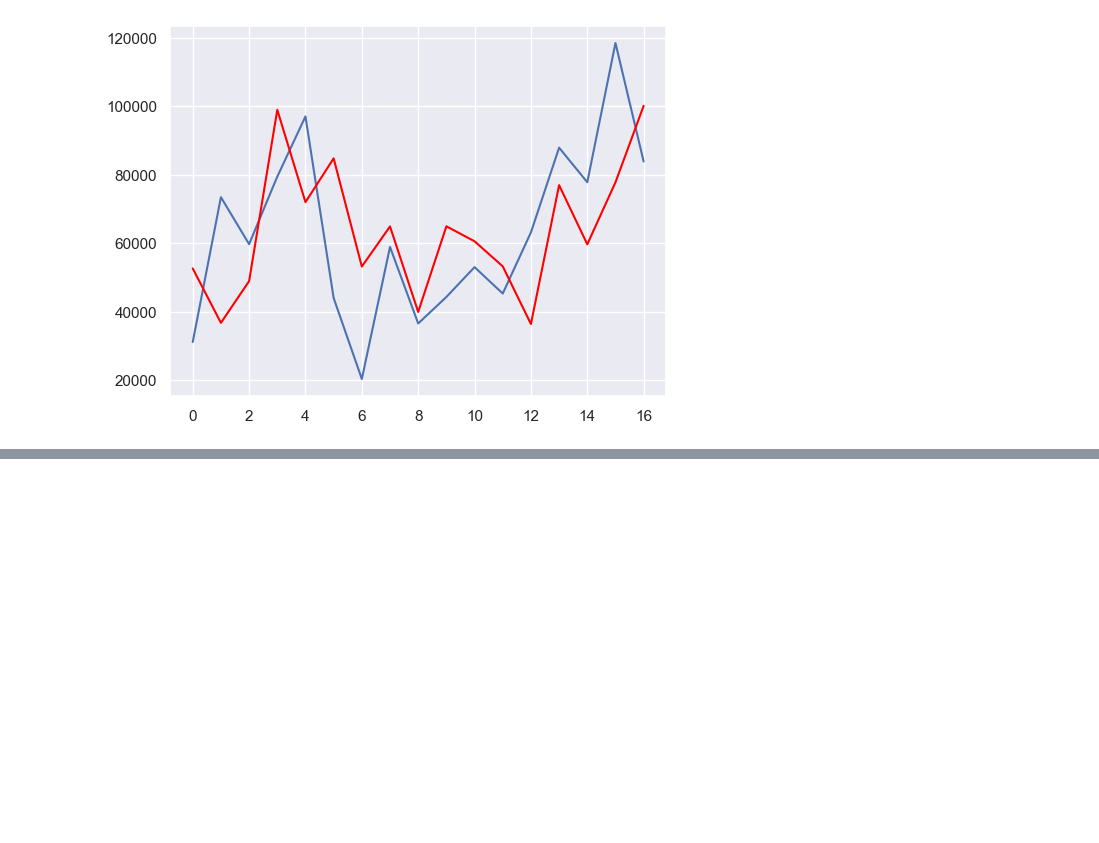
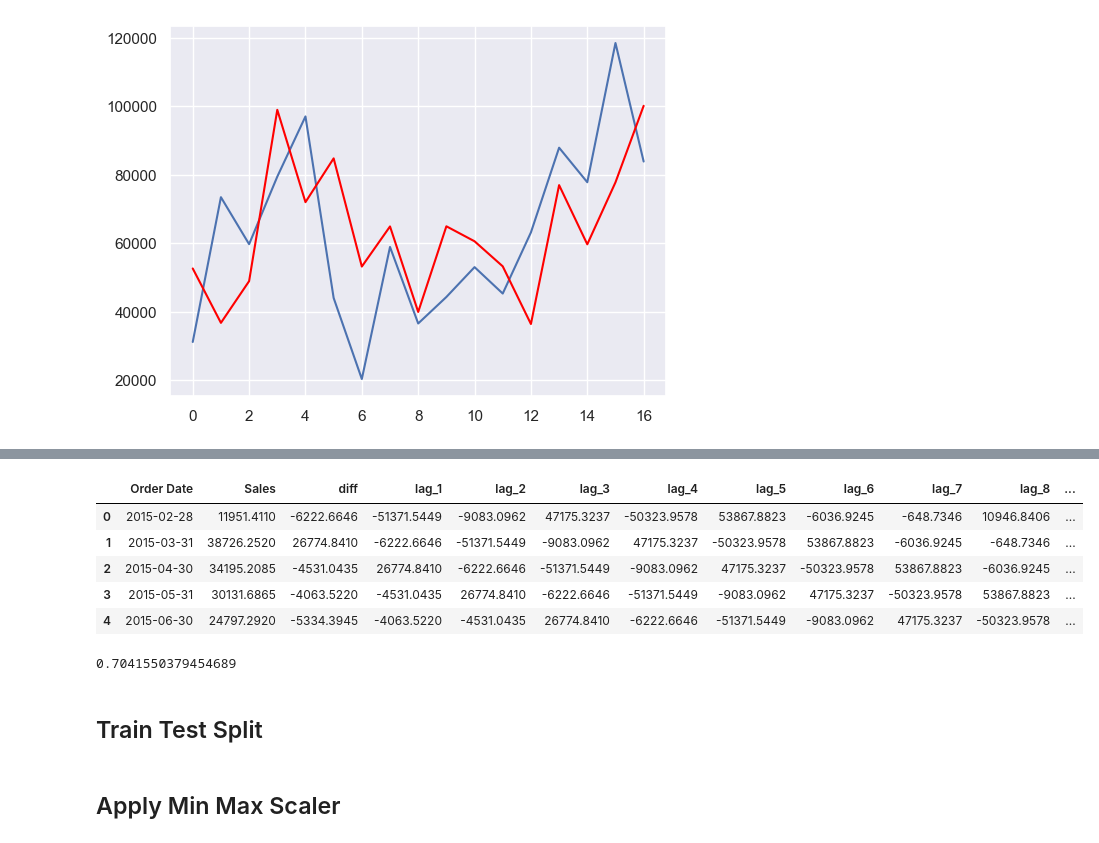
Before and after one commit to Jules098/SuperStore_Sales-Analysis, a Jupyter notebook: src/SuperStore_TimeSeries.ipynb, the cells around one changed output, grey strips where cells are left out. Cells and saved outputs as stored; diff of their text form; code cells hidden in the pictures; blank space fills up the shorter version.

```diff
--- a/src/SuperStore_TimeSeries.ipynb
+++ b/src/SuperStore_TimeSeries.ipynb
@@ -478,0 +494,3 @@ Test RMSE: 23456.861
+# %%
+df_sales = pd.DataFrame(sales_series_M).reset_index()
+df_sales.head()
@@ -478,0 +504,14 @@ Test RMSE: 23456.861
+# %%
+#create a new dataframe to model the difference
+
+df_diff = df_sales.copy()
+
+#add previous sales to the next row
+
+df_diff['prev_sales'] = df_diff['Sales'].shift(1)
+
+#drop the null values and calculate the difference
+
+df_diff = df_diff.dropna()
+df_diff['diff'] = (df_diff['Sales'] - df_diff['prev_sales'])
+df_diff.head(10)
@@ -478,0 +530,44 @@ Test RMSE: 23456.861
+# %%
+#create dataframe for transformation from time series to supervised
+
+df_supervised = df_diff.drop(['prev_sales'],axis=1)
+
+#adding lags
+
+for inc in range(1,13):
+    field_name = 'lag_' + str(inc)
+    df_supervised[field_name] = df_supervised['diff'].shift(inc)
+
+#drop null values
+
+df_supervised = df_supervised.dropna().reset_index(drop=True)
+
+df_supervised.head()
+# %% [output]
+|  | Order Date | Sales | diff | lag_1 | lag_2 | lag_3 | lag_4 | lag_5 | lag_6 | lag_7 | lag_8 | ... |
+| 0 | 2015-02-28 | 11951.4110 | -6222.6646 | -51371.5449 | -9083.0962 | 47175.3237 | -50323.9578 | 53867.8823 | -6036.9245 | -648.7346 | 10946.8406 | ... |
+| 1 | 2015-03-31 | 38726.2520 | 26774.8410 | -6222.6646 | -51371.5449 | -9083.0962 | 47175.3237 | -50323.9578 | 53867.8823 | -6036.9245 | -648.7346 | ... |
+| 2 | 2015-04-30 | 34195.2085 | -4531.0435 | 26774.8410 | -6222.6646 | -51371.5449 | -9083.0962 | 47175.3237 | -50323.9578 | 53867.8823 | -6036.9245 | ... |
+| 3 | 2015-05-31 | 30131.6865 | -4063.5220 | -4531.0435 | 26774.8410 | -6222.6646 | -51371.5449 | -9083.0962 | 47175.3237 | -50323.9578 | 53867.8823 | ... |
+| 4 | 2015-06-30 | 24797.2920 | -5334.3945 | -4063.5220 | -4531.0435 | 26774.8410 | -6222.6646 | -51371.5449 | -9083.0962 | 47175.3237 | -50323.9578 | ... |
+# %%
+# Import statsmodels.formula.api
+
+import statsmodels.formula.api as smf
+
+# Define the regression formula
+
+model = smf.ols(formula='diff ~ lag_1 + lag_2 + lag_3 + lag_4 + lag_5 + lag_6 + lag_7 + lag_8 + lag_9 + lag_10 + lag_11', data=df_supervised)
+
+# Fit the regression
+
+model_fit = model.fit()
+
+# Extract the adjusted r-squared
+
+regression_adj_rsq = model_fit.rsquared_adj
+print(regression_adj_rsq)
+# %% [output]
+0.7041550379454689
+# %% [markdown]
+## Train Test Split
@@ -478,0 +584,2 @@ Test RMSE: 23456.861
+# %% [markdown]
+## Apply Min Max Scaler
```
Also changed, not shown: parts of 14 cells of this notebook.
